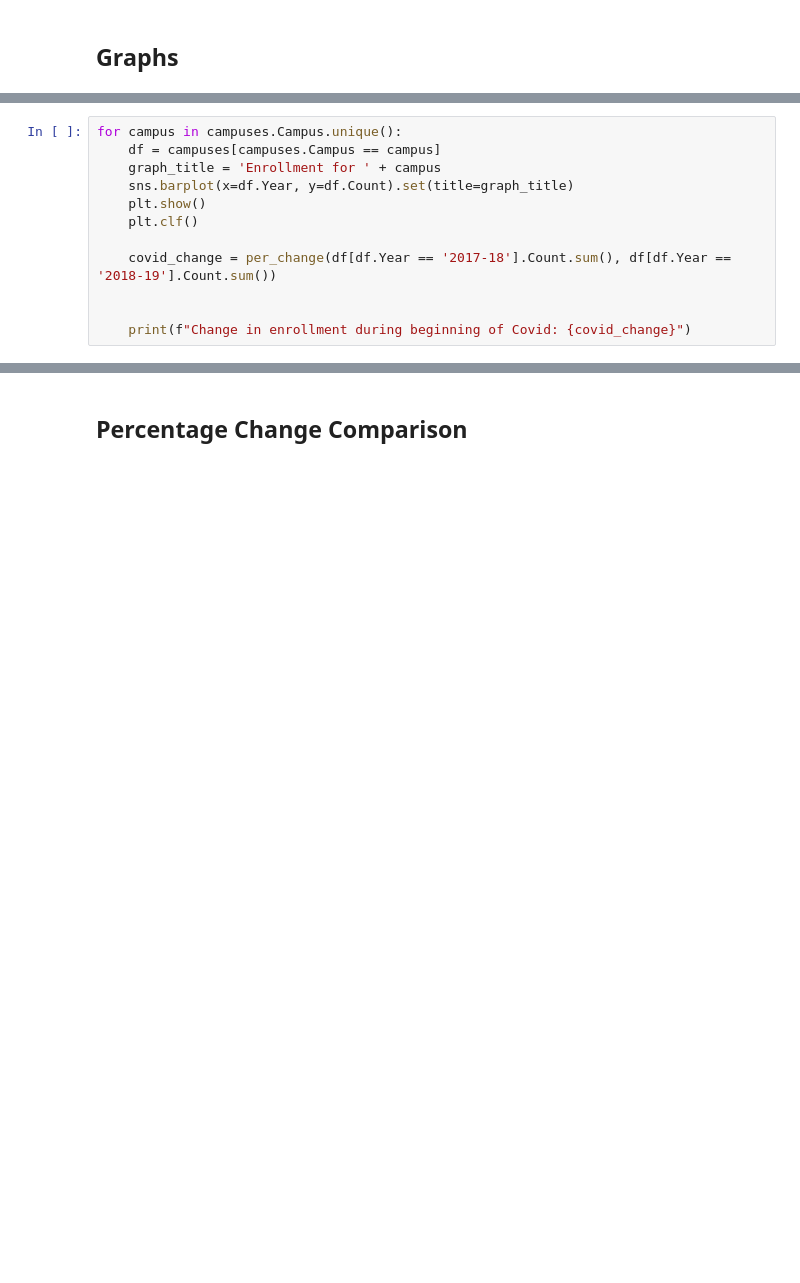
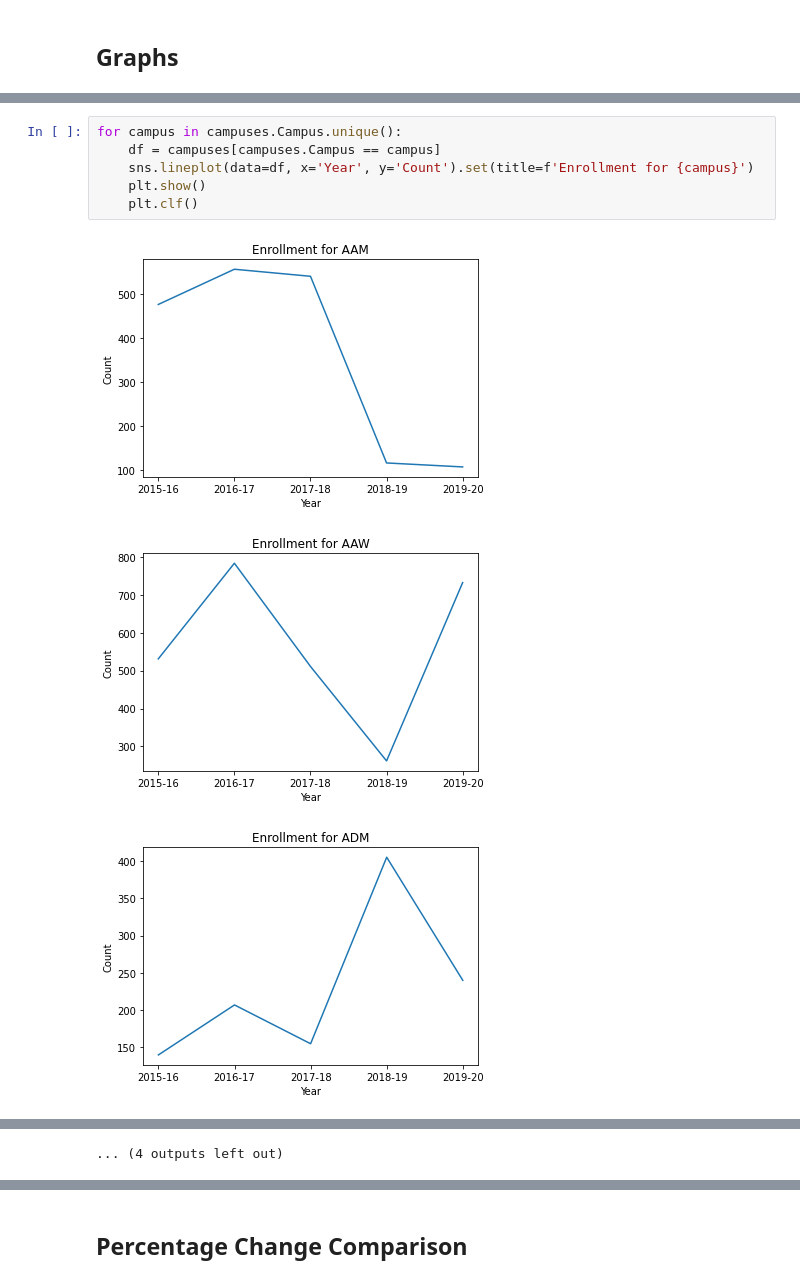
Before and after one commit to Motamensalih/Enrollment-Magnifier, a Jupyter notebook: main.ipynb, the cells around one changed output, grey strips where cells are left out. Saved outputs shown, nothing was run; the diff lists cells and outputs as text; blank space fills up the shorter version.

```diff
--- a/main.ipynb
+++ b/main.ipynb
@@ -492,12 +488,0 @@ def per_change(first_value, second_value):
-# %%
-for campus in campuses.Campus.unique():
-    df = campuses[campuses.Campus == campus]
-    graph_title = 'Enrollment for ' + campus
-    sns.barplot(x=df.Year, y=df.Count).set(title=graph_title)
-    plt.show()
-    plt.clf()
-
-    covid_change = per_change(df[df.Year == '2017-18'].Count.sum(), df[df.Year == '2018-19'].Count.sum())
-
-
-    print(f"Change in enrollment during beginning of Covid: {covid_change}")
@@ -517,0 +489,10 @@ Change in enrollment during beginning of Covid: -1.366120218579235
+# %%
+for campus in campuses.Campus.unique():
+    df = campuses[campuses.Campus == campus]
+    sns.lineplot(data=df, x='Year', y='Count').set(title=f'Enrollment for {campus}')
+    plt.show()
+    plt.clf()
+# %% [output]
+[figure, added]
+[figure, added]
+[figure, added]
@@ -518,2 +508,3 @@ Change in enrollment during beginning of Covid: -1.366120218579235
+... (4 outputs left out)
 # %%
 sns.lineplot(data=campuses, x='Year', y='Count', hue='Campus')
```
Also changed, not shown: parts of 6 cells of this notebook, 2 other files.
